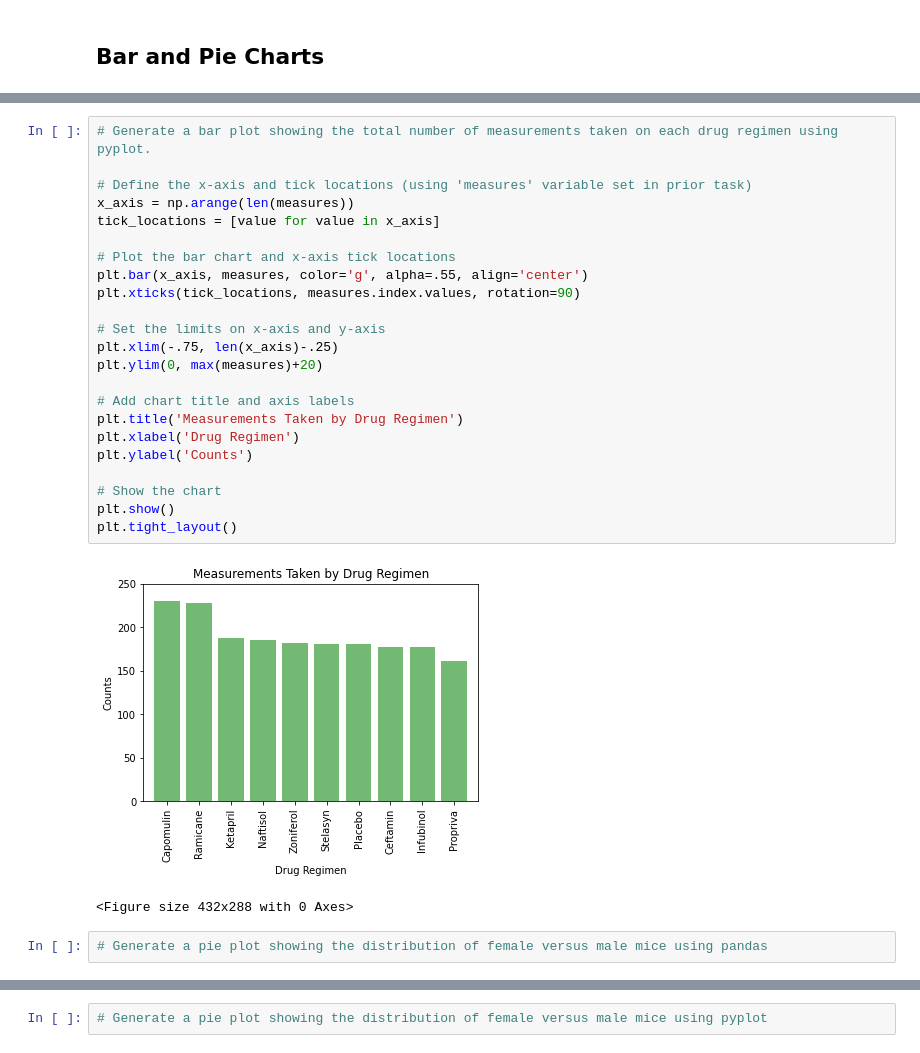
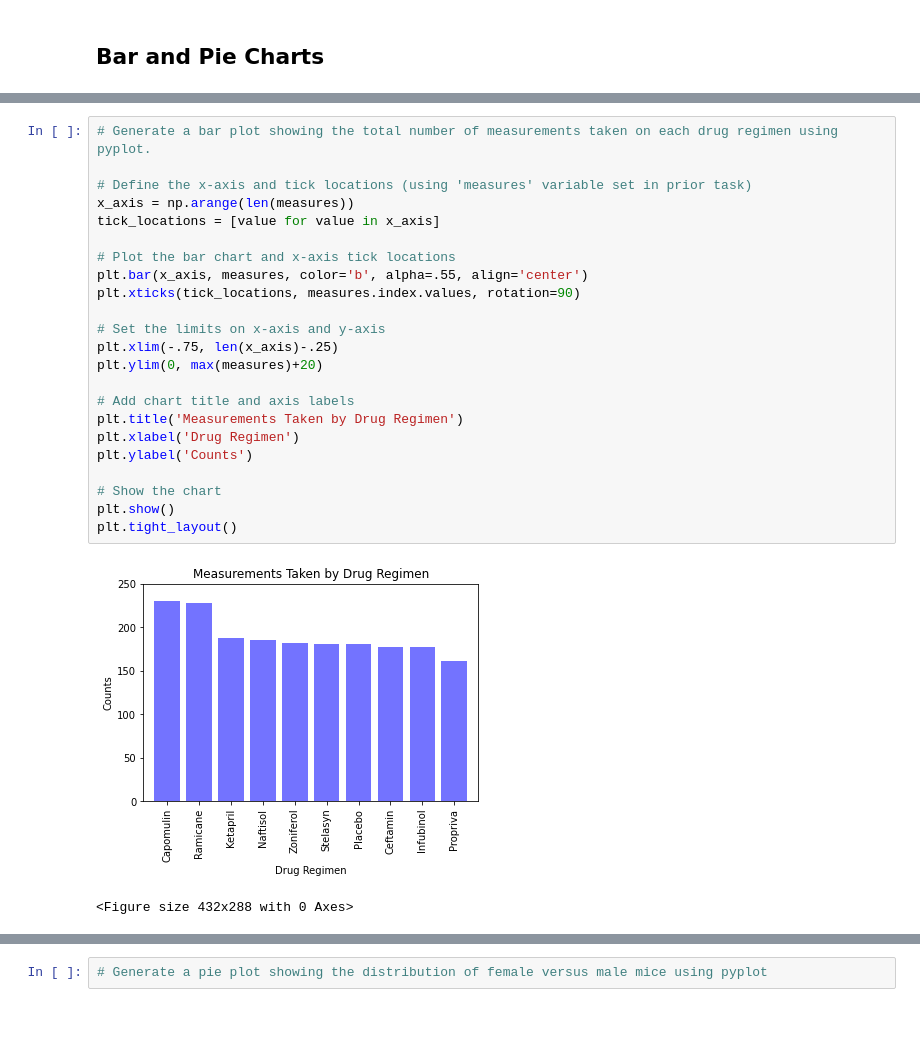
Before and after one commit to austin3216/matplotlib-challenge, a Jupyter notebook: pymaceuticals_starter.ipynb, the cells around one changed output, grey strips where cells are left out. Cells and saved outputs as stored; diff of their text form; blank space fills up the shorter version.

```diff
--- a/pymaceuticals_starter.ipynb
+++ b/pymaceuticals_starter.ipynb
@@ -156,28 +156,26 @@ plt.show()
 # %%
 # Generate a bar plot showing the total number of measurements taken on each drug regimen using pyplot.
 
 # Define the x-axis and tick locations (using 'measures' variable set in prior task)
 x_axis = np.arange(len(measures))
 tick_locations = [value for value in x_axis]
 
 # Plot the bar chart and x-axis tick locations
-plt.bar(x_axis, measures, color='g', alpha=.55, align='center')
+plt.bar(x_axis, measures, color='b', alpha=.55, align='center')
 plt.xticks(tick_locations, measures.index.values, rotation=90)
 
 # Set the limits on x-axis and y-axis
 plt.xlim(-.75, len(x_axis)-.25)
 plt.ylim(0, max(measures)+20)
 
 # Add chart title and axis labels
 plt.title('Measurements Taken by Drug Regimen')
 plt.xlabel('Drug Regimen')
 plt.ylabel('Counts')
 
 # Show the chart
 plt.show()
 plt.tight_layout()
 # %% [output]
-[figure, old version]
+[figure, new version]
 <Figure size 432x288 with 0 Axes>
-# %%
-# Generate a pie plot showing the distribution of female versus male mice using pandas
```
Also changed, not shown: parts of 2 cells of this notebook.
